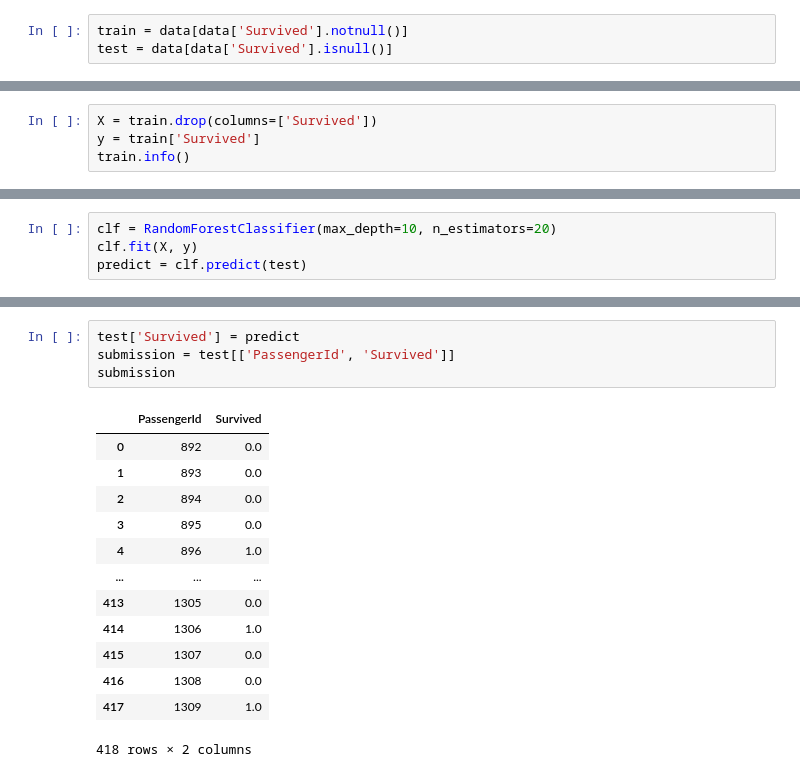
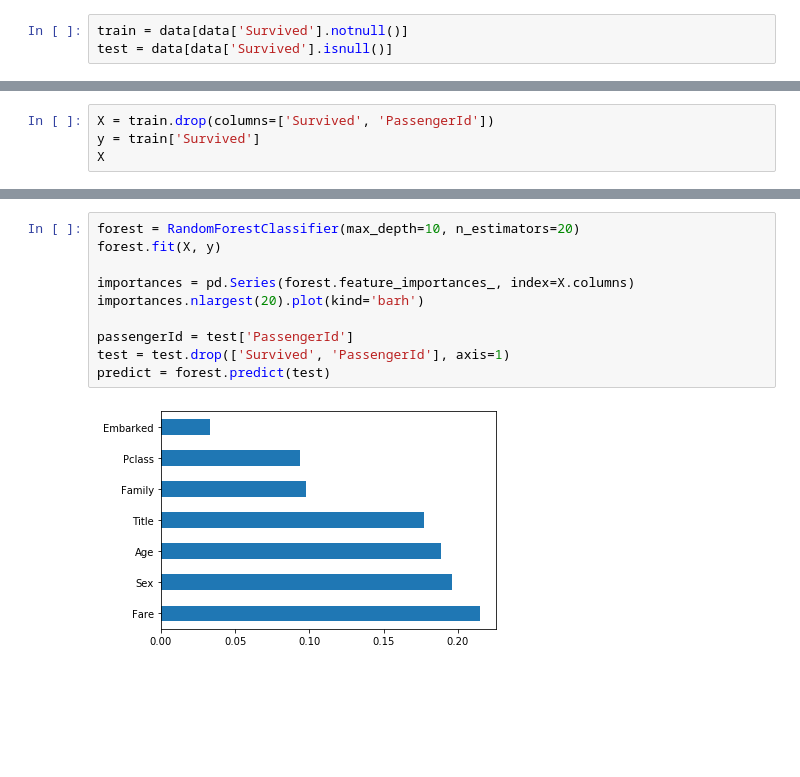
Before and after one commit to stdwal/titanic, a Jupyter notebook: titanic.ipynb, the cells around one changed output, grey strips where cells are left out. Saved outputs shown, nothing was run; the diff lists cells and outputs as text; blank space fills up the shorter version.

Commit message:
new submission: 0.77751

```diff
--- a/titanic.ipynb
+++ b/titanic.ipynb
@@ -377,5 +359,5 @@ test
 # %%
-X = train.drop(columns=['Survived'])
+X = train.drop(columns=['Survived', 'PassengerId'])
 y = train['Survived']
-train.info()
+X
 # %% [output]
@@ -451,4 +425,0 @@ test = test.drop(['Survived'], axis=1)
-# %%
-clf = RandomForestClassifier(max_depth=10, n_estimators=20)
-clf.fit(X, y)
-predict = clf.predict(test)
@@ -470,19 +448,13 @@ test
 418 rows × 9 columns
-# %%
-test['Survived'] = predict
-submission = test[['PassengerId', 'Survived']]
-submission
-# %% [output]
-|  | PassengerId | Survived |
-| 0 | 892 | 0.0 |
-| 1 | 893 | 0.0 |
-| 2 | 894 | 0.0 |
-| 3 | 895 | 0.0 |
-| 4 | 896 | 1.0 |
-| ... | ... | ... |
-| 413 | 1305 | 0.0 |
-| 414 | 1306 | 1.0 |
-| 415 | 1307 | 0.0 |
-| 416 | 1308 | 0.0 |
-| 417 | 1309 | 1.0 |
-418 rows × 2 columns
+# %%
+forest = RandomForestClassifier(max_depth=10, n_estimators=20)
+forest.fit(X, y)
+
+importances = pd.Series(forest.feature_importances_, index=X.columns)
+importances.nlargest(20).plot(kind='barh')
+
+passengerId = test['PassengerId']
+test = test.drop(['Survived', 'PassengerId'], axis=1)
+predict = forest.predict(test)
+# %% [output]
+[figure, added]
```
Also changed, not shown: parts of 17 cells of this notebook.
